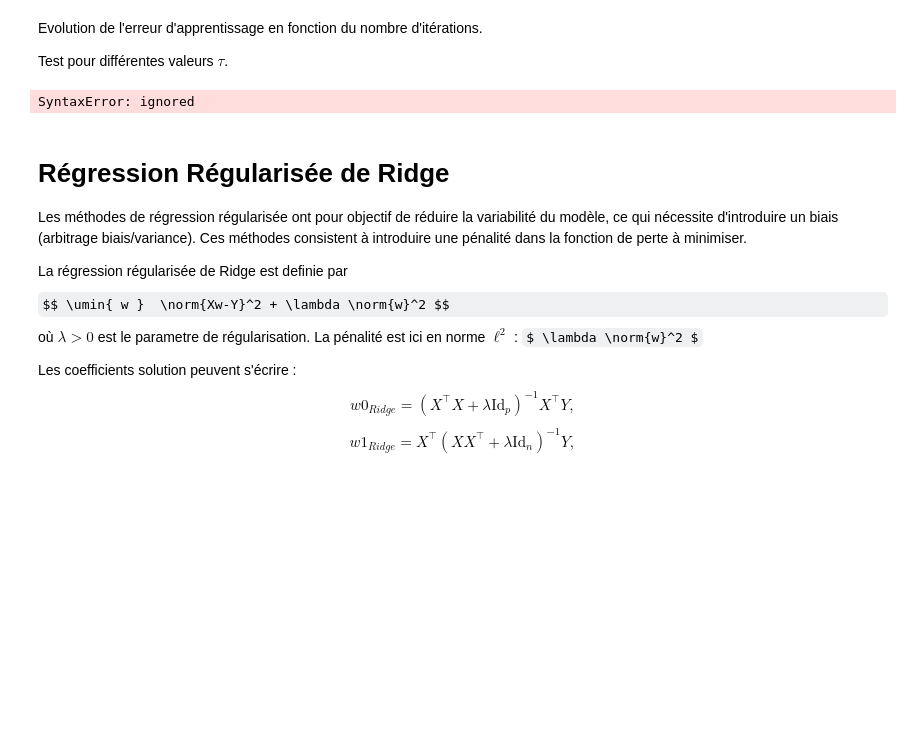
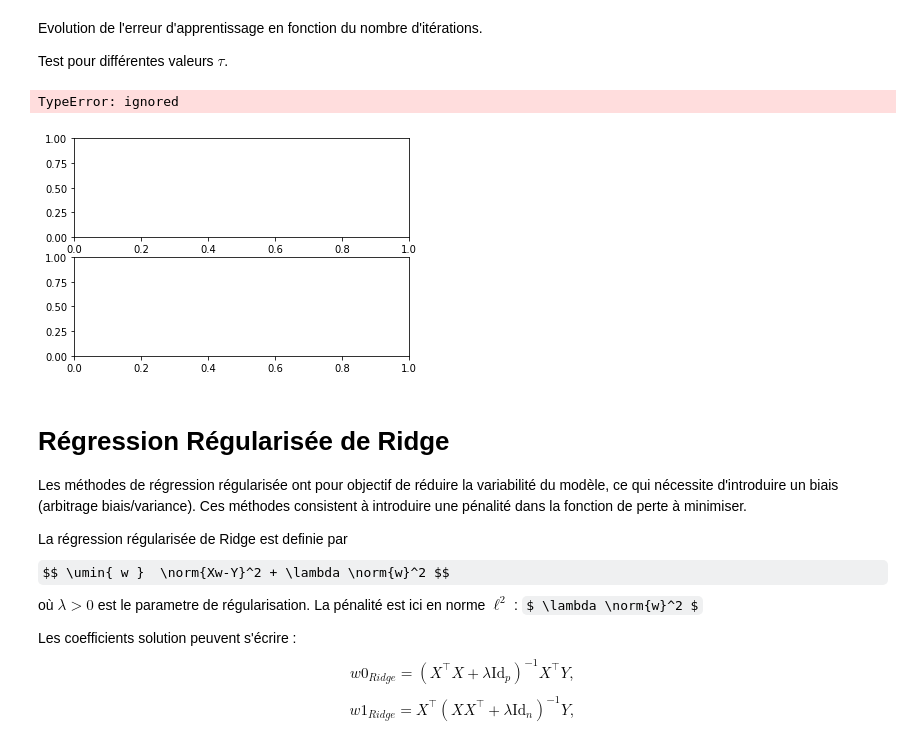
Before and after one commit to MarleneChevalier/Optimisation, a Jupyter notebook: Projet_Optimisation.ipynb, the cells around one changed output. Cells and saved outputs as stored; diff of their text form; code cells hidden in the pictures; some formulas as TeX source; blank space fills up the shorter version.

```diff
--- a/Projet_Optimisation.ipynb
+++ b/Projet_Optimisation.ipynb
@@ -355,34 +359,31 @@ Test pour différentes valeurs $\tau$.
 # %%
 niter = 100
 flist = np.zeros((niter,1))
-
 tau_mult = [.1, .5, 1, 1.5, 1.8]
-xopt = np.linalg.solve(X_train.transpose().dot(X_train), X_train.transpose().dot(Y_train)
-#plt.clf
-
-#fig, (ax1, ax2) = plt.subplots(2, 1)
-
-#for itau in np.arange(0,5):
-for itau in range(0,4)
-    tau = tau_mult[itau]
-    #tau = tau_mult[itau]/np.linalg.norm(X_train,2)**2
+xopt = np.linalg.solve(X_train.transpose().dot(X_train), X_train.transpose().dot(Y_train))
+plt.clf
+fig, (ax1, ax2) = plt.subplots(2, 1)
+for itau in range(4):
+    tau = tau_mult[itau]/np.linalg.norm(X_train,2)**2
     x = np.zeros((p_train,1))
-    for i in np.arange(0,niter):
+    for i in range(0,niter):
         flist[i] = f(x)
-        x = x - tau*Gradf(x)
-    #plt.subplot(2,1,1)
+        x = x - tau*GradJ(x)
+        #x = x - tau*Gradf(x)
+    plt.subplot(2,1,1)
     ax1.plot(flist)
     ax1.axis('tight')
     plt.title('f(x_k)')
-    #plt.subplot(2,1,2)
+    plt.subplot(2,1,2)
     e = np.log10( flist-f(xopt) +1e-20)
     ax2.plot(e-e[0], label=str(tau_mult[itau]))
     ax2.axis('tight')
     leg = ax2.legend()
-    #ax2.legend( str( tau_mult[itau] ) )
+    ax2.legend( str( tau_mult[itau] ) )
     plt.title('$log(f(x_k)-min J)$')
 # %% [output]
-SyntaxError: ignored
+TypeError: ignored
+[figure, added]
 # %% [markdown]
 
 Régression Régularisée de Ridge
```
Also changed, not shown: parts of 21 cells of this notebook.
